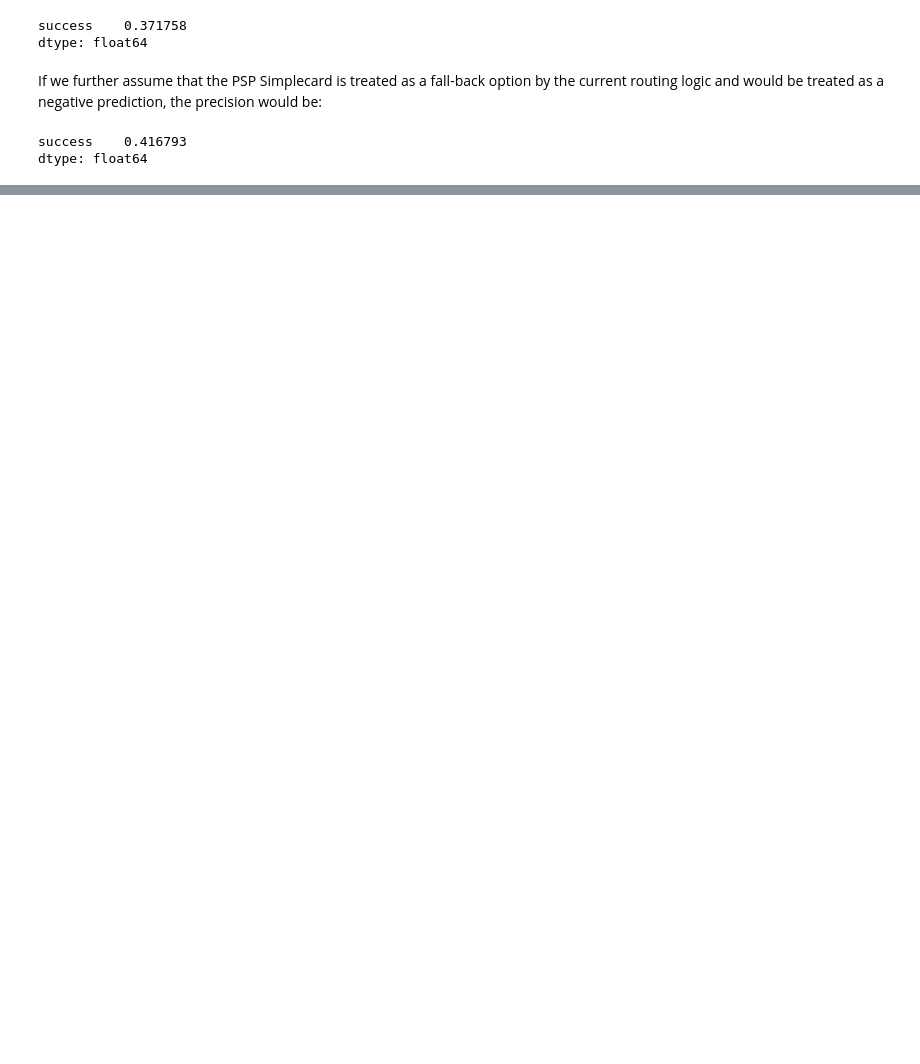
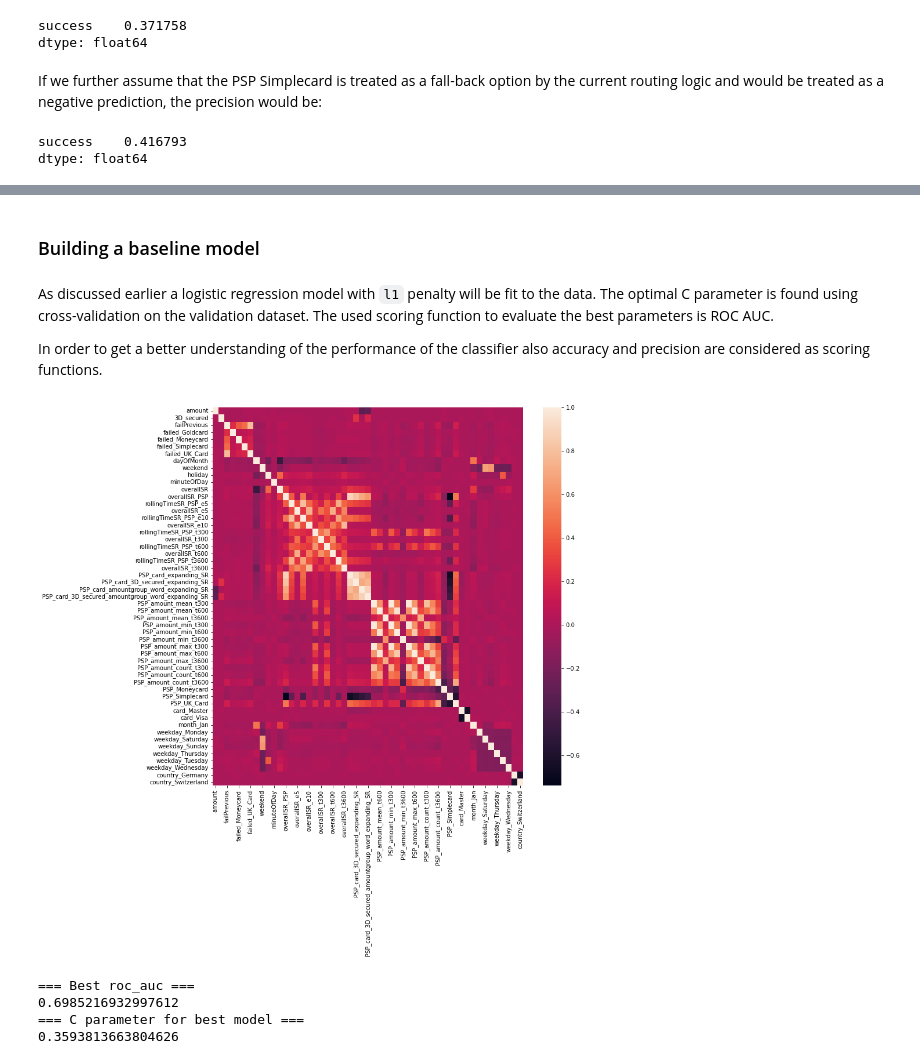
Before and after one commit to TNMayer/IU_DLMDSME01, a Jupyter notebook: 03_Modeling.ipynb, the cells around one changed output, grey strips where cells are left out. Saved outputs shown, nothing was run; the diff lists cells and outputs as text; code cells hidden in the pictures; blank space fills up the shorter version.

Commit message:
accomplished modeling

````diff
--- a/03_Modeling.ipynb
+++ b/03_Modeling.ipynb
@@ -97,5 +34,5 @@ def correlationFiltering(X_train, threshold = 0.75, figsize = 10):
 # %%
-X, y, X_train, y_train, X_validate, y_validate, X_test, y_test = generateDataFromFile()
+X, y, X_train, y_train, X_validate, y_validate, X_test, y_test = hf.generateDataFromFile()
 # %% [output]
 generate from files
 === all data loaded from files ===
@@ -197,3 +122,9 @@ When examining the results of a model, be sure to take notes on your modeling ex
 * Were there execution problems for the model? How reasonable was the processing time?
 * Did the model have difficulties with data quality issues, such as a high number of missing values?
 * Were there any calculation inconsistencies that should be noted?
+# %% [markdown]
+### Building a baseline model
+# %% [markdown]
+As discussed earlier a logistic regression model with ```l1``` penalty will be fit to the data. The optimal C parameter is found using cross-validation on the validation dataset. The used scoring function to evaluate the best parameters is ROC AUC.
+
+In order to get a better understanding of the performance of the classifier also accuracy and precision are considered as scoring functions.
@@ -199,0 +144,5 @@ When examining the results of a model, be sure to take notes on your modeling ex
+# %%
+correlated_features = fs.correlationFiltering(X_train, threshold = 0.75, figsize = 12)
+selected_features = list(set(X_train.columns) - set(correlated_features))
+# %% [output]
+[figure, added]
@@ -199,0 +168,7 @@ When examining the results of a model, be sure to take notes on your modeling ex
+# %%
+models = createBaseline(X_train, y_train, X_validate, y_validate, selected_features, metrics=["roc_auc"])
+# %% [output]
+=== Best roc_auc ===
+0.6985216932997612
+=== C parameter for best model ===
+0.3593813663804626
````
Also changed, not shown: parts of 76 cells of this notebook, 8 other files.
